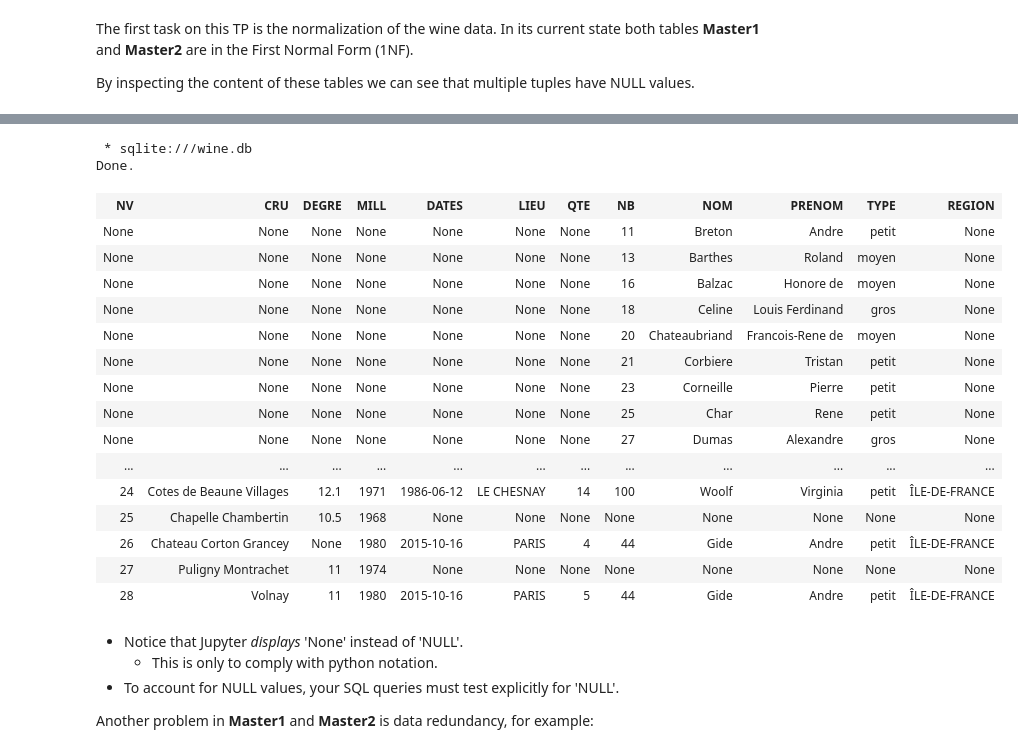
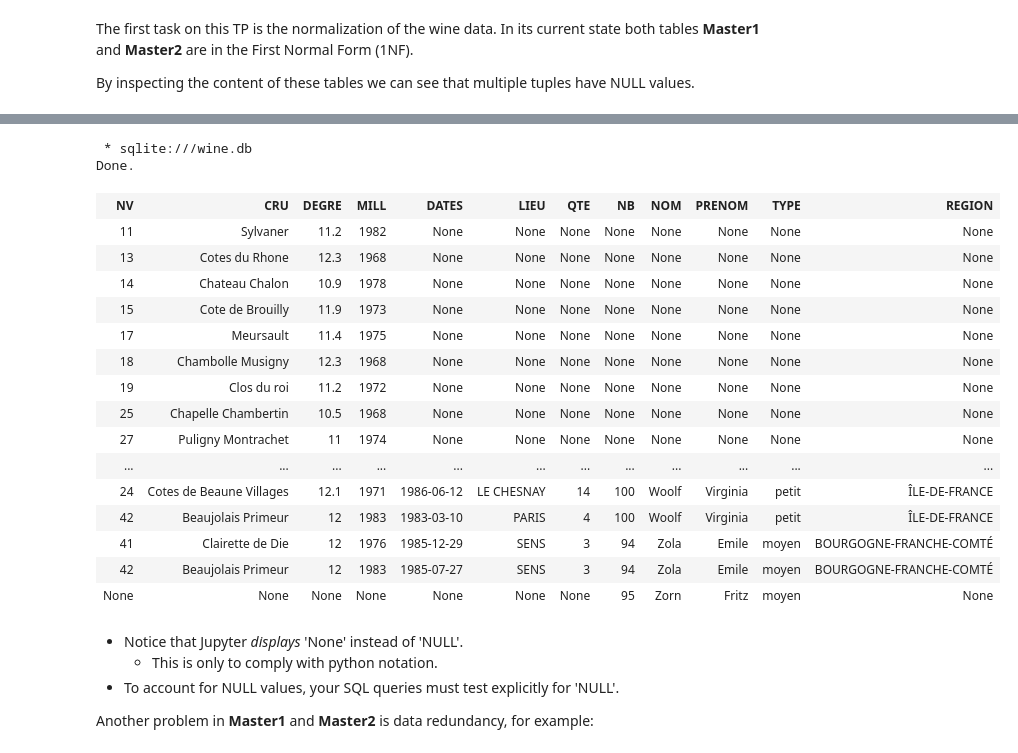
Before and after one commit to AlexPeterBec/MS-Portfolio, a Jupyter notebook: INF725 - DB Hands On/DB-TP2.ipynb, the cells around one changed output, grey strips where cells are left out. Cells and saved outputs as stored; diff of their text form; code cells hidden in the pictures.

```diff
--- a/INF725 - DB Hands On/DB-TP2.ipynb
+++ b/INF725 - DB Hands On/DB-TP2.ipynb
@@ -145,26 +132,26 @@ Done.
 # %%
 %%sql SELECT *
 FROM Master2
-LIMIT 100;
+ORDER BY NOM;
 # %% [output]
  * sqlite:///wine.db
 Done.
 | NV | CRU | DEGRE | MILL | DATES | LIEU | QTE | NB | NOM | PRENOM | TYPE | REGION |
-| None | None | None | None | None | None | None | 11 | Breton | Andre | petit | None |
-| None | None | None | None | None | None | None | 13 | Barthes | Roland | moyen | None |
-| None | None | None | None | None | None | None | 16 | Balzac | Honore de | moyen | None |
-| None | None | None | None | None | None | None | 18 | Celine | Louis Ferdinand | gros | None |
-| None | None | None | None | None | None | None | 20 | Chateaubriand | Francois-Rene de | moyen | None |
-| None | None | None | None | None | None | None | 21 | Corbiere | Tristan | petit | None |
-| None | None | None | None | None | None | None | 23 | Corneille | Pierre | petit | None |
-| None | None | None | None | None | None | None | 25 | Char | Rene | petit | None |
-| None | None | None | None | None | None | None | 27 | Dumas | Alexandre | gros | None |
+| 11 | Sylvaner | 11.2 | 1982 | None | None | None | None | None | None | None | None |
+| 13 | Cotes du Rhone | 12.3 | 1968 | None | None | None | None | None | None | None | None |
+| 14 | Chateau Chalon | 10.9 | 1978 | None | None | None | None | None | None | None | None |
+| 15 | Cote de Brouilly | 11.9 | 1973 | None | None | None | None | None | None | None | None |
+| 17 | Meursault | 11.4 | 1975 | None | None | None | None | None | None | None | None |
+| 18 | Chambolle Musigny | 12.3 | 1968 | None | None | None | None | None | None | None | None |
+| 19 | Clos du roi | 11.2 | 1972 | None | None | None | None | None | None | None | None |
+| 25 | Chapelle Chambertin | 10.5 | 1968 | None | None | None | None | None | None | None | None |
+| 27 | Puligny Montrachet | 11 | 1974 | None | None | None | None | None | None | None | None |
 | ... | ... | ... | ... | ... | ... | ... | ... | ... | ... | ... | ... |
 | 24 | Cotes de Beaune Villages | 12.1 | 1971 | 1986-06-12 | LE CHESNAY | 14 | 100 | Woolf | Virginia | petit | ÎLE-DE-FRANCE |
-| 25 | Chapelle Chambertin | 10.5 | 1968 | None | None | None | None | None | None | None | None |
-| 26 | Chateau Corton Grancey | None | 1980 | 2015-10-16 | PARIS | 4 | 44 | Gide | Andre | petit | ÎLE-DE-FRANCE |
-| 27 | Puligny Montrachet | 11 | 1974 | None | None | None | None | None | None | None | None |
-| 28 | Volnay | 11 | 1980 | 2015-10-16 | PARIS | 5 | 44 | Gide | Andre | petit | ÎLE-DE-FRANCE |
+| 42 | Beaujolais Primeur | 12 | 1983 | 1983-03-10 | PARIS | 4 | 100 | Woolf | Virginia | petit | ÎLE-DE-FRANCE |
+| 41 | Clairette de Die | 12 | 1976 | 1985-12-29 | SENS | 3 | 94 | Zola | Emile | moyen | BOURGOGNE-FRANCHE-COMTÉ |
+| 42 | Beaujolais Primeur | 12 | 1983 | 1985-07-27 | SENS | 3 | 94 | Zola | Emile | moyen | BOURGOGNE-FRANCHE-COMTÉ |
+| None | None | None | None | None | None | None | 95 | Zorn | Fritz | moyen | None |
 # %% [markdown]
 * Notice that Jupyter *displays* 'None' instead of 'NULL'.
   - This is only to comply with python notation.
```
Also changed, not shown: parts of 35 cells of this notebook, 1 other file.
